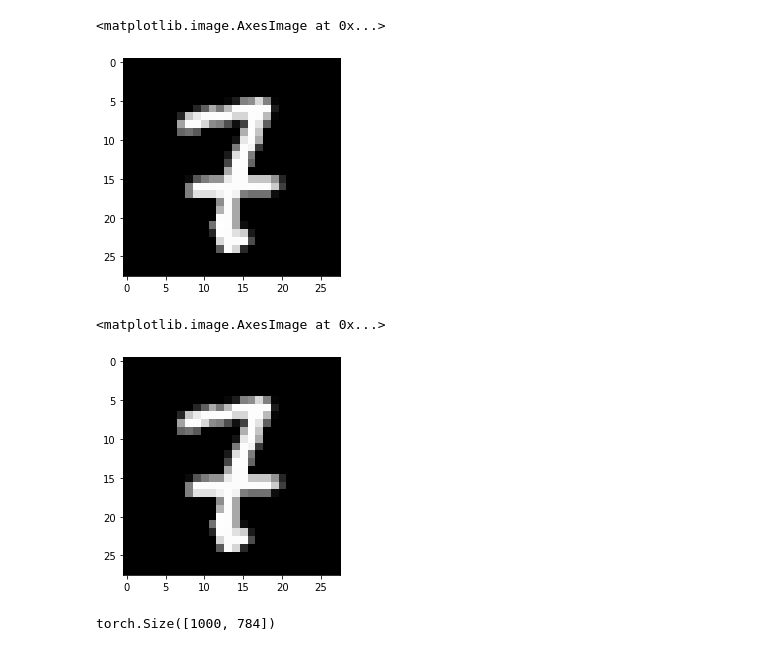
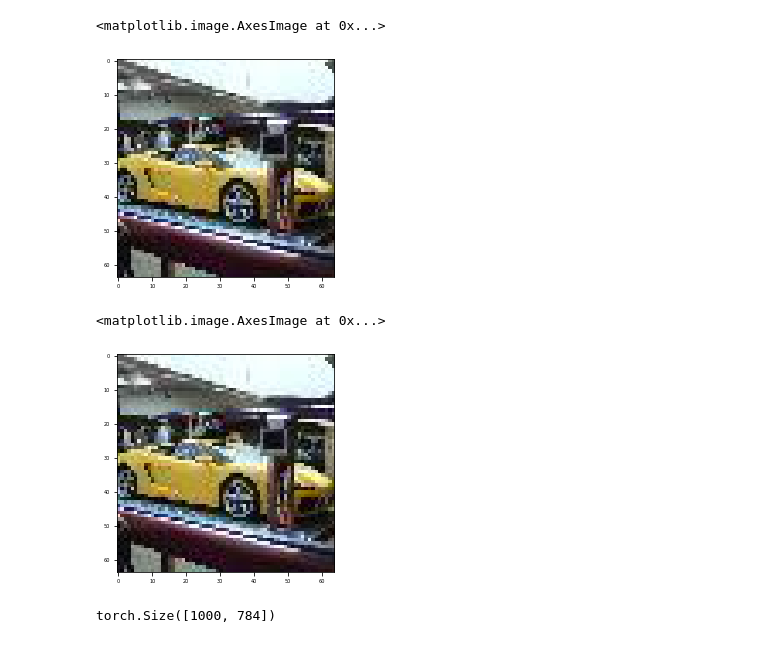
Before and after one commit to seanjaffe1/khopfield, a Jupyter notebook: document_retireval.ipynb, the cells around one changed output. Drawn from its saved outputs; the diff is of its cells as text; code cells hidden in the pictures.

```diff
--- a/document_retireval.ipynb
+++ b/document_retireval.ipynb
@@ -75,0 +95,6 @@ distances = torch.load('data/mnist_test_distances_l1.pt')
+# %%
+img = ti_dataset[0]['image']
+
+# convert JpegImageFile to tensor
+img = transforms.ToTensor()(img).flatten()
+img.shape
@@ -86,3 +136,7 @@ class DatasetWrapper(torch.utils.data.Dataset):
 # create a dataset wrapper
 test_dataset_w = DatasetWrapper(test_data)
 test_loader_w = DataLoader(test_dataset_w, batch_size=1, shuffle=False)
+# %%
+ti_dataset = load_dataset("zh-plus/tiny-imagenet", split='valid')
+ti_ds = TinyImagenetDataset(ti_dataset)
+ti_ds_w = DatasetWrapper(ti_ds)
@@ -89,14 +179,23 @@ test_loader_w = DataLoader(test_dataset_w, batch_size=1, shuffle=False)
 # %%
 
-def get_k_retrieval_exp(memories = 1000, p=1, seed=0, batch_size = 1):
-    if p == 1:
+def get_k_retrieval_exp(dataset, memories = 1000, p=1, seed=0, batch_size = 1):
+    if dataset== 'cifar10':
+        distances = torch.load('data/cifar10_test_distances_l1.pt')
+        transform = transforms.Compose([transforms.ToTensor(), transforms.Normalize((0.4914, 0.4822, 0.4465), (0.2023, 0.1994, 0.2010))])
+        test_data = datasets.CIFAR10('~/data', train=False, download=True, transform=transform)
+        d = 3*32*32
+    elif dataset == 'mnist':
         distances = torch.load('data/mnist_test_distances_l1.pt')
-    elif p == 2:
-        distances = torch.load('data/mnist_test_distances_l2.pt')
 
-    transform = transforms.Compose([transforms.ToTensor(), transforms.Normalize((0.1307,), (0.3081,))])
-    test_data = datasets.MNIST('~/data', train=False, download=True, transform=transform)
+        transform = transforms.Compose([transforms.ToTensor(), transforms.Normalize((0.1307,), (0.3081,))])
+        test_data = datasets.MNIST('~/data', train=False, download=True, transform=transform)
 
+        d = 28*28
+    elif dataset == 'tinyimagenet':
+        distances = torch.load('data/tinyimagenet_test_distances_l1.pt')
+        ti_dataset = load_dataset("zh-plus/tiny-imagenet", split='valid')
+        test_data = TinyImagenetDataset(ti_dataset)
+        d = 3*64*64
     # get random subset of indices
     # set seed
     np.random.seed(seed)
@@ -112,9 +211,9 @@ def get_k_retrieval_exp(memories = 1000, p=1, seed=0, batch_size = 1):
 
     # assert diagonal elements of distances_subset are zero
 
-    hopfield = KHopfield(memories, 784, p=p)
+    hopfield = KHopfield(memories, d, p=p)
     hopfield.set_memories_from_loader(test_loader_w)
     return distances_subset, hopfield, test_loader_w
 # %%
 # make a hopfield network
-distances, hopfield, test_loader_w = get_k_retrieval_exp(memories = 1000, p=1)
+distances, hopfield, test_loader_w = get_k_retrieval_exp('tinyimagenet', memories = 1000, p=1)
@@ -121,15 +225,16 @@ distances, hopfield, test_loader_w = get_k_retrieval_exp(memories = 1000, p=1)
 # %%
 # print first image in test_loader_w
-plt.imshow(test_loader_w.dataset[1][0].reshape(28, 28), cmap='gray')
+# show first image which is 3x64x64
+plt.imshow(test_loader_w.dataset[0][0].reshape(3, 64, 64).permute(1, 2, 0))
 # %% [output]
 <matplotlib.image.AxesImage at 0x...>
-[figure, old version]
+[figure, new version]
 # %%
 # print first image in memory
-plt.imshow(hopfield.memories[1].reshape(28, 28).detach().numpy(), cmap='gray')
+plt.imshow(hopfield.memories[0].reshape(3, 64, 64).permute(1, 2, 0).detach().numpy(), cmap='gray')
 # %% [output]
 <matplotlib.image.AxesImage at 0x...>
-[figure, old version]
+[figure, new version]
 # %%
 hopfield.memories.shape
 # %% [output]
```
Also changed, not shown: parts of 35 cells of this notebook.
